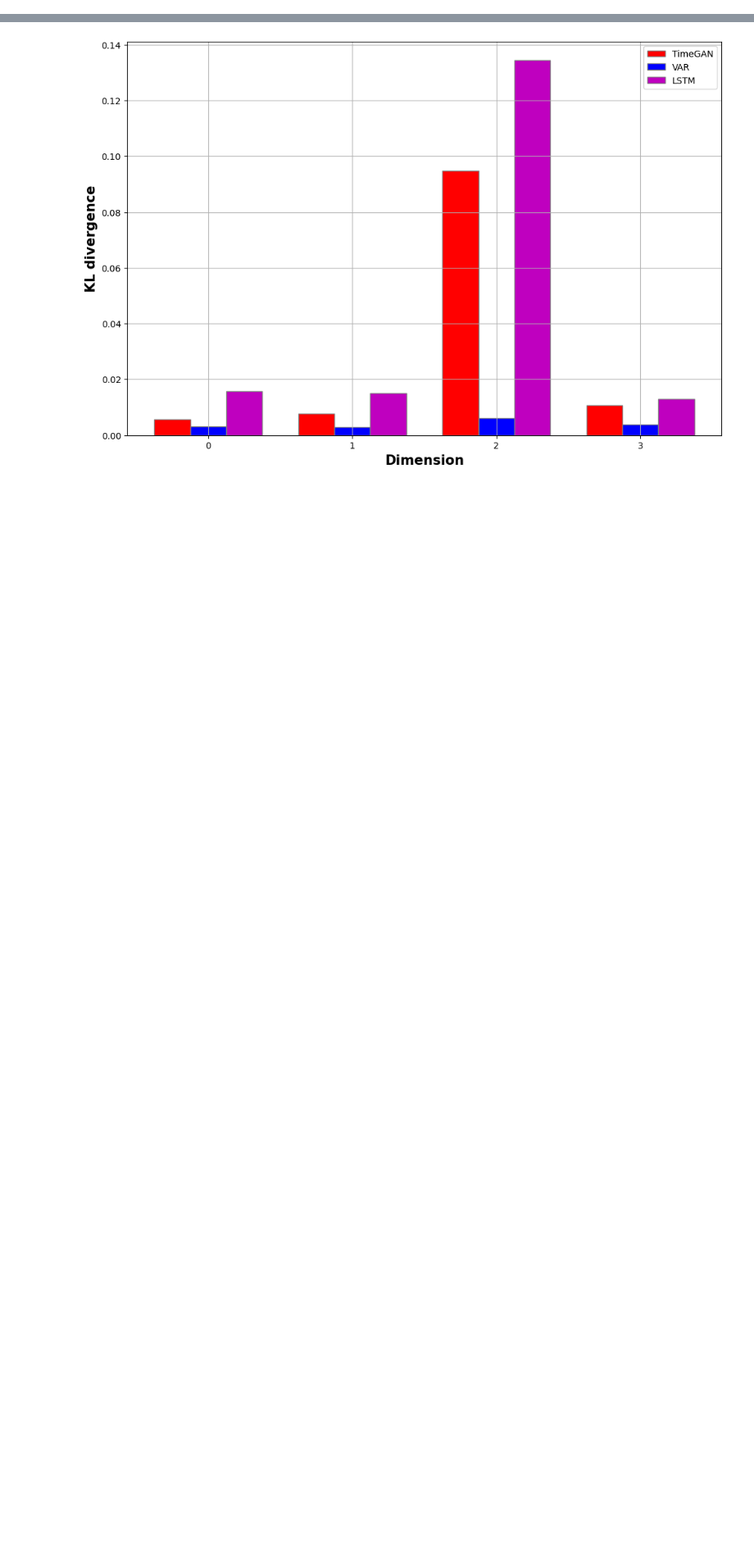
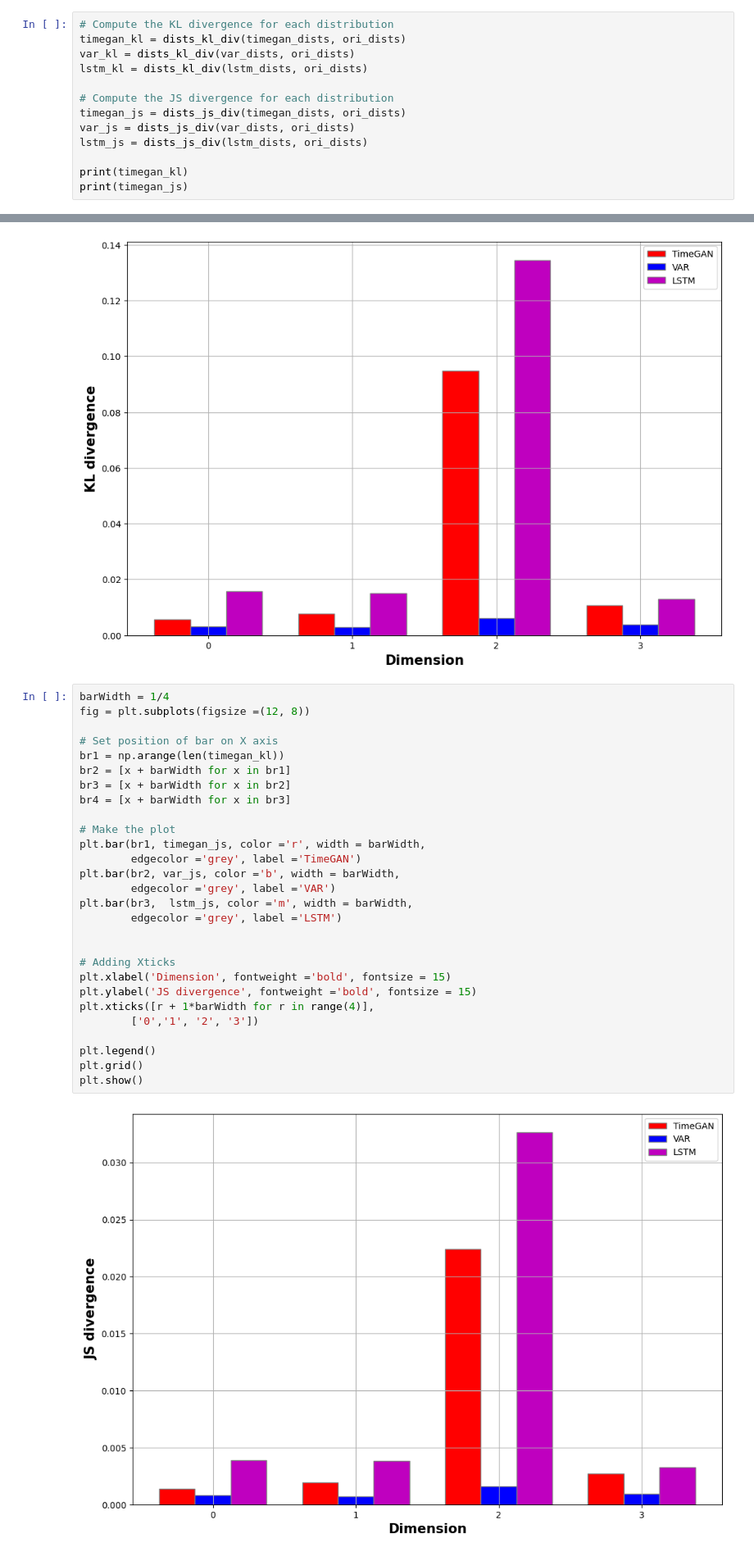
Before and after one commit to fredrikSveen/MSc_time_series_GAN, a Jupyter notebook: statistical_evaluation.ipynb, the cells around one changed output, grey strips where cells are left out. Shown at 82% size. Drawn from its saved outputs; the diff is of its cells as text; blank space fills up the shorter version.

Commit message:
compute js divergence

```diff
--- a/statistical_evaluation.ipynb
+++ b/statistical_evaluation.ipynb
@@ -69,0 +75,13 @@ lstm_kl = dists_kl_div(lstm_dists, ori_dists)
+# %%
+# Compute the KL divergence for each distribution
+timegan_kl = dists_kl_div(timegan_dists, ori_dists)
+var_kl = dists_kl_div(var_dists, ori_dists)
+lstm_kl = dists_kl_div(lstm_dists, ori_dists)
+
+# Compute the JS divergence for each distribution
+timegan_js = dists_js_div(timegan_dists, ori_dists)
+var_js = dists_js_div(var_dists, ori_dists)
+lstm_js = dists_js_div(lstm_dists, ori_dists)
+
+print(timegan_kl)
+print(timegan_js)
@@ -97,3 +118,33 @@ plt.grid()
 plt.show()
 # %% [output]
 [figure]
+# %%
+barWidth = 1/4
+fig = plt.subplots(figsize =(12, 8))
+
+# Set position of bar on X axis
+br1 = np.arange(len(timegan_kl))
+br2 = [x + barWidth for x in br1]
+br3 = [x + barWidth for x in br2]
+br4 = [x + barWidth for x in br3]
+
+# Make the plot
+plt.bar(br1, timegan_js, color ='r', width = barWidth,
+        edgecolor ='grey', label ='TimeGAN')
+plt.bar(br2, var_js, color ='b', width = barWidth,
+        edgecolor ='grey', label ='VAR')
+plt.bar(br3,  lstm_js, color ='m', width = barWidth,
+        edgecolor ='grey', label ='LSTM')
+
+
+# Adding Xticks
+plt.xlabel('Dimension', fontweight ='bold', fontsize = 15)
+plt.ylabel('JS divergence', fontweight ='bold', fontsize = 15)
+plt.xticks([r + 1*barWidth for r in range(4)],
+        ['0','1', '2', '3'])
+
+plt.legend()
+plt.grid()
+plt.show()
+# %% [output]
+[figure, added]
```
Also changed, not shown: parts of 4 cells of this notebook.
